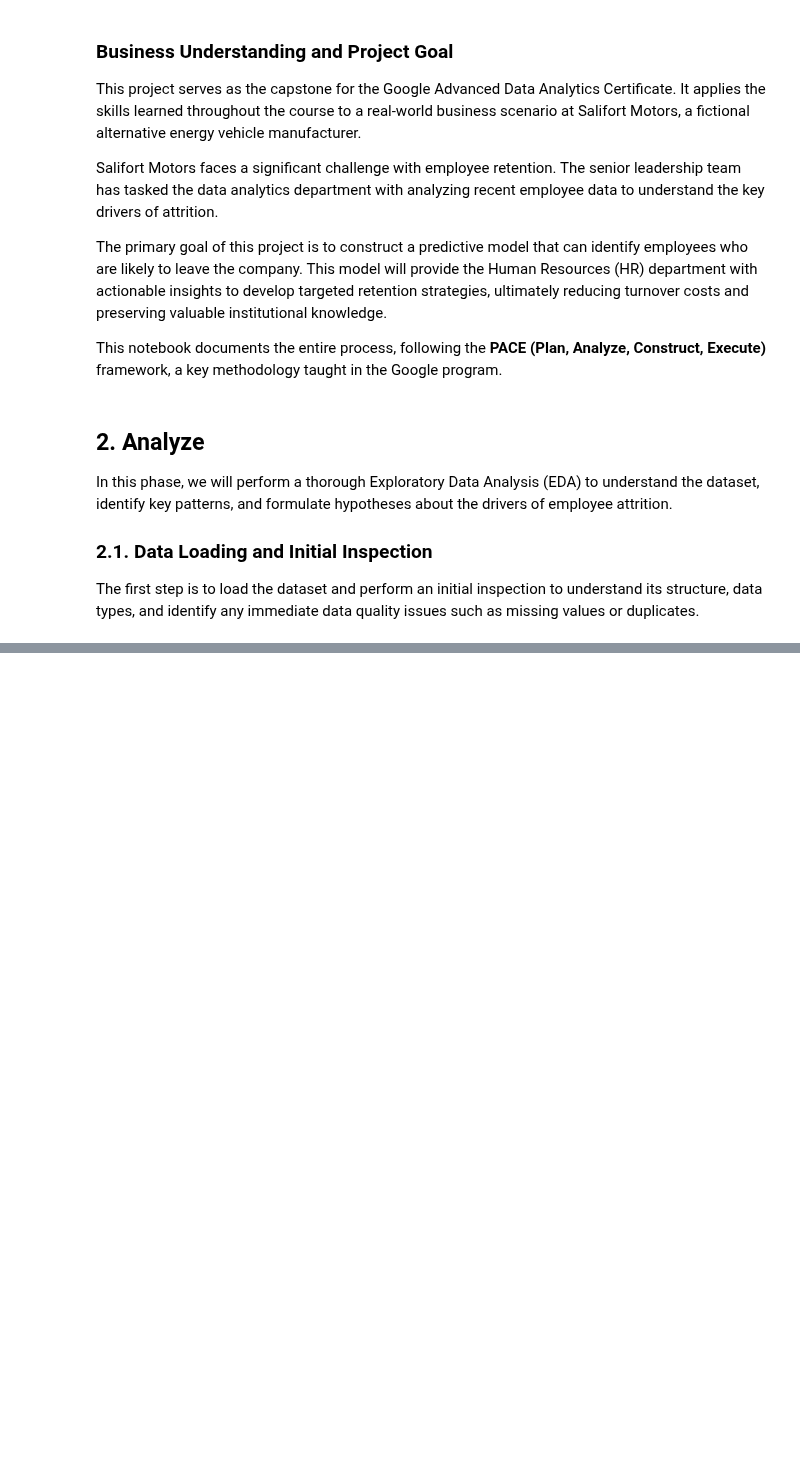
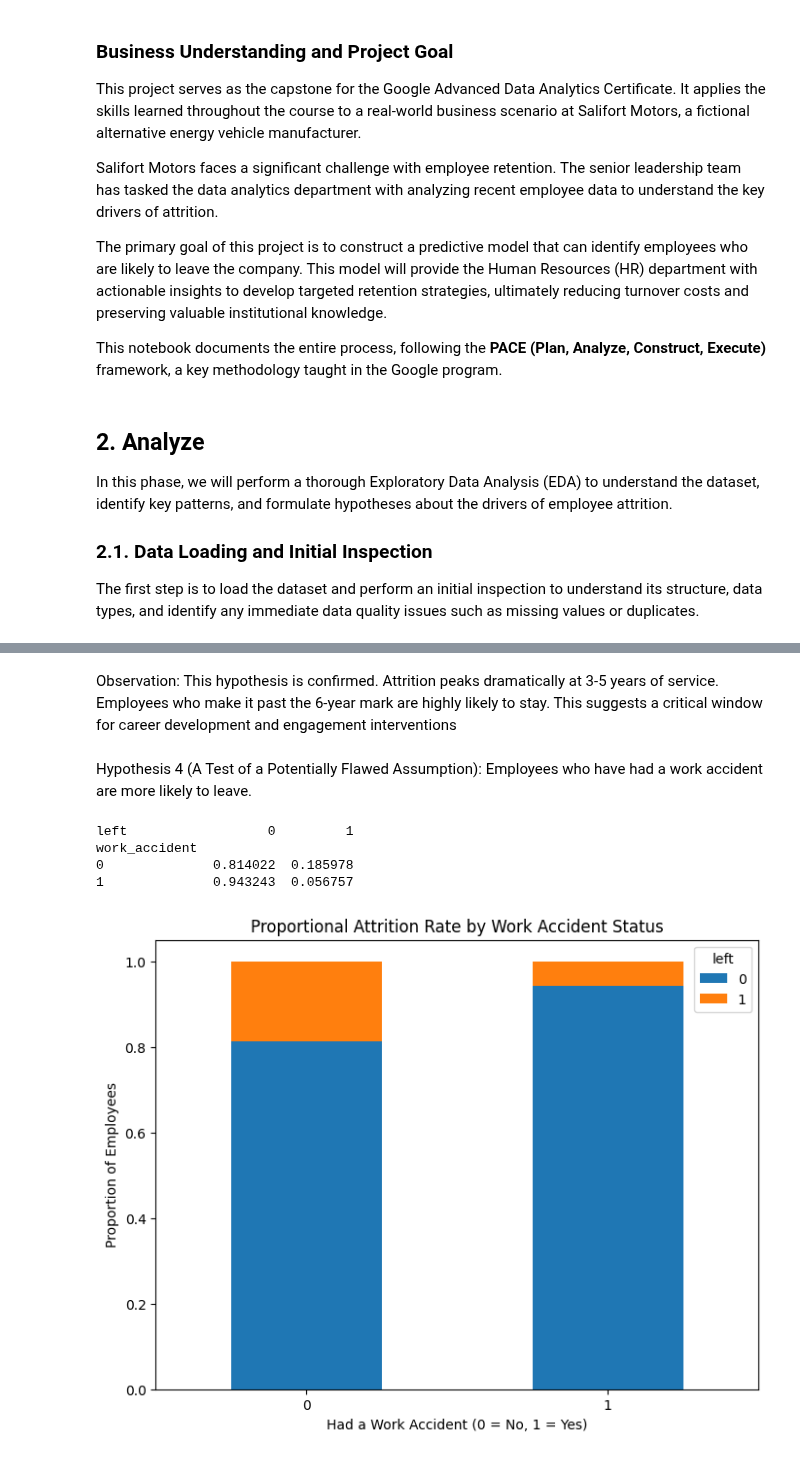
Before and after one commit to ahmetmelihcalis/Google-Advanced-Data-Analytics-Capstone-Project, a Jupyter notebook: hr_analysis.ipynb, the cells around one changed output, grey strips where cells are left out. Cells and saved outputs as stored; diff of their text form; code cells hidden in the pictures; blank space fills up the shorter version.

```diff
--- a/hr_analysis.ipynb
+++ b/hr_analysis.ipynb
@@ -100,0 +216,21 @@ plt.show()
+# %% [markdown]
+Observation: This hypothesis is confirmed. Attrition peaks dramatically at 3-5 years of service. Employees who make it past the 6-year mark are highly likely to stay. This suggests a critical window for career development and engagement interventions
+# %% [markdown]
+Hypothesis 4 (A Test of a Potentially Flawed Assumption): Employees who have had a work accident are more likely to leave.
+# %%
+# Analyze attrition based on work accidents
+work_accident_attrition = df.groupby('work_accident')['left'].value_counts(normalize=True).unstack()
+print(work_accident_attrition)
+
+work_accident_attrition.plot(kind='bar', stacked=True, figsize=(8, 6))
+plt.title('Proportional Attrition Rate by Work Accident Status')
+plt.ylabel('Proportion of Employees')
+plt.xlabel('Had a Work Accident (0 = No, 1 = Yes)')
+plt.xticks(rotation=0)
+plt.show()
+# %% [output]
+left                  0         1
+work_accident
+0              0.814022  0.185978
+1              0.943243  0.056757
+[figure, added]
```
Also changed, not shown: parts of 38 cells of this notebook, 1 other file.
